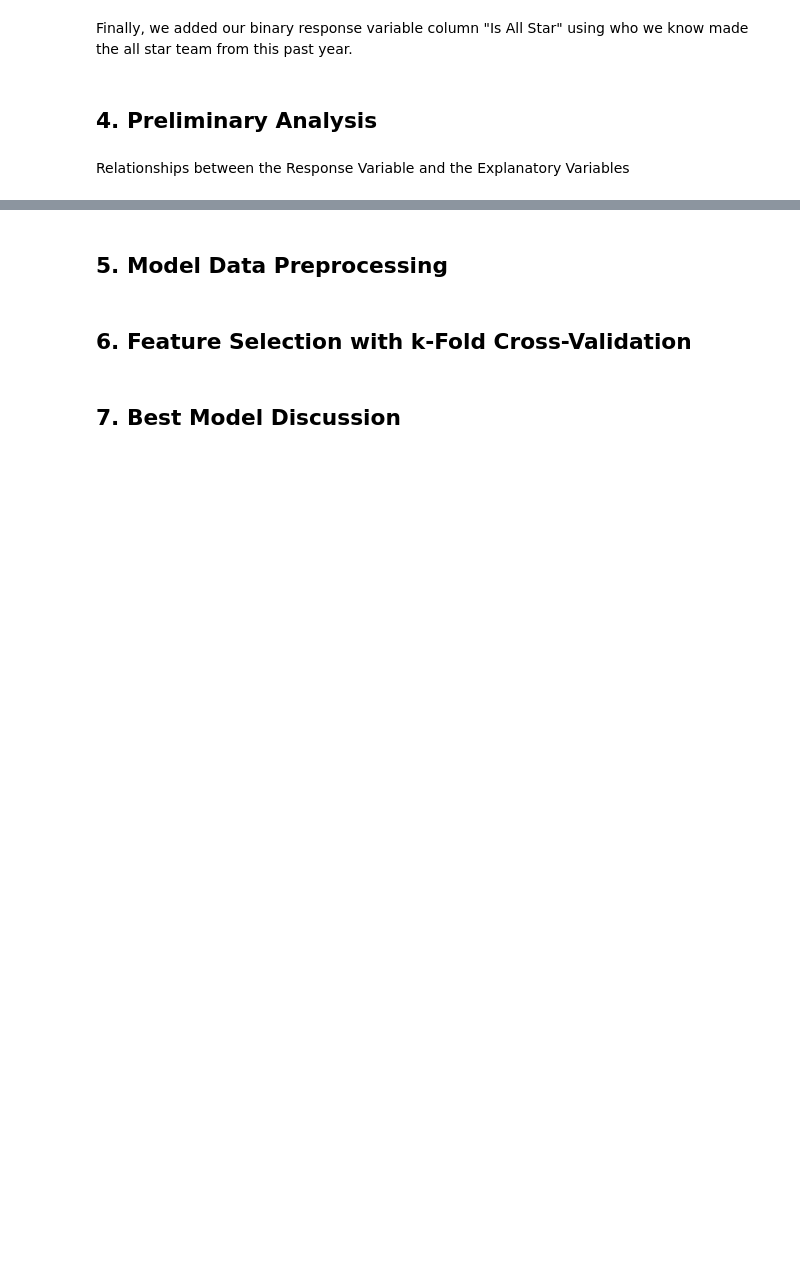
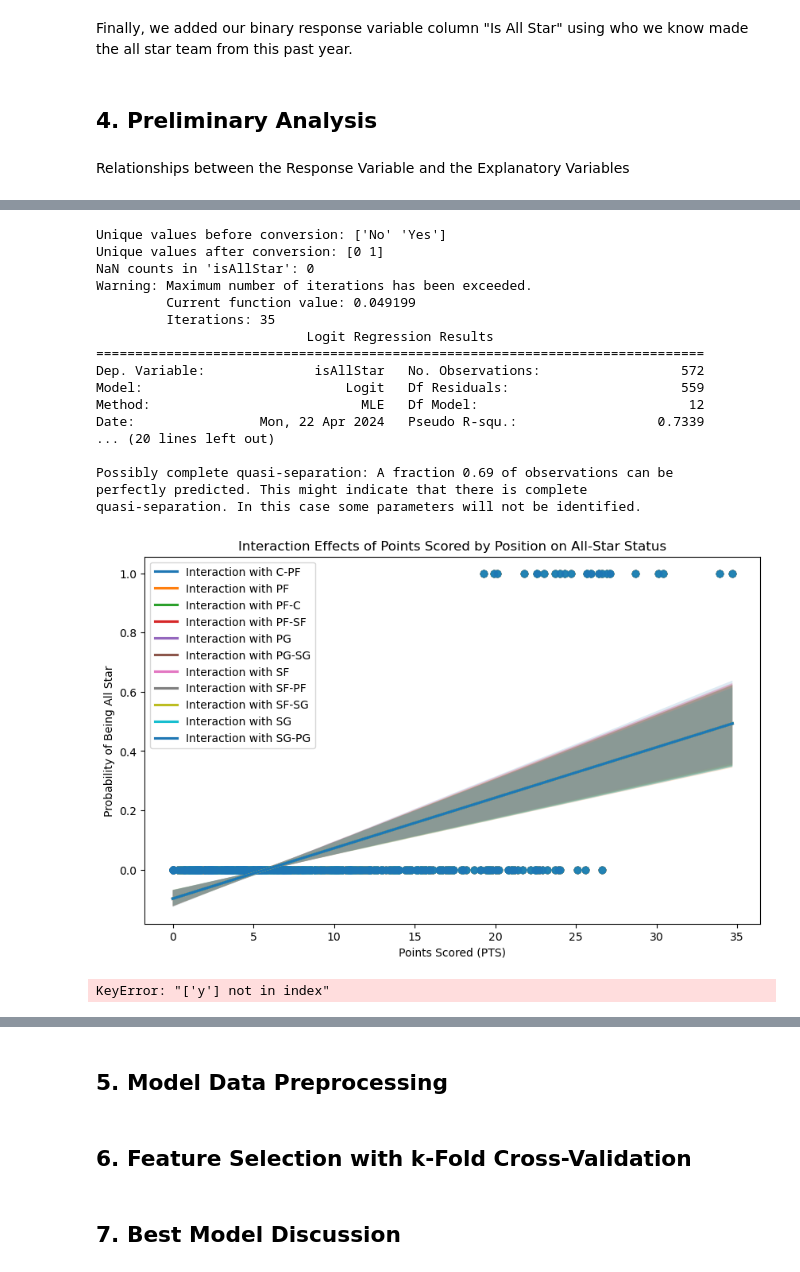
Before and after one commit to shray3420/stat207-final-project, a Jupyter notebook: Final_Project_ShrayAlbertJustin.ipynb, the cells around one changed output, grey strips where cells are left out. Cells and saved outputs as stored; diff of their text form; code cells hidden in the pictures; blank space fills up the shorter version.

Commit message:
still need to finish 4

```diff
--- a/Final_Project_ShrayAlbertJustin.ipynb
+++ b/Final_Project_ShrayAlbertJustin.ipynb
@@ -256,0 +340,61 @@ for var in exp_variables:
+# %%
+import pandas as pd
+import statsmodels.api as sm
+import seaborn as sns
+import matplotlib.pyplot as plt
+
+# Display unique values in 'isAllStar' before conversion
+print("Unique values before conversion:", final_df['isAllStar'].unique())
+
+# Convert 'isAllStar' to 0 and 1 if it's not already
+final_df['isAllStar'] = final_df['isAllStar'].map({'Yes': 1, 'No': 0})
+
+# Check if there are still any NaNs or unexpected values
+print("Unique values after conversion:", final_df['isAllStar'].unique())
+
+# Handle NaNs if any (example: fill with the most frequent value if 'isAllStar' is mostly binary)
+if final_df['isAllStar'].isna().any():
+    mode_value = final_df['isAllStar'].mode()[0]
+    final_df['isAllStar'].fillna(mode_value, inplace=True)
+
+# Confirm no NaN values
+print("NaN counts in 'isAllStar':", final_df['isAllStar'].isna().sum())
+
+# Prepare data for logistic regression
+X = final_df[['PTS'] + [f'PTS_{col}' for col in pos_dummies.columns]]
+X = sm.add_constant(X)  # Adding constant
+y = final_df['isAllStar']  # Should be correctly formatted now
+
+# Build the model
+model = sm.Logit(y, X)
+results = model.fit()
+print(results.summary())
+
+# Visualization of interaction effects
+plt.figure(figsize=(10, 6))
+for col in pos_dummies.columns:
+    sns.regplot(x='PTS', y='isAllStar', data=final_df, line_kws={'label': f'Interaction with {col}'})
+plt.legend()
+plt.title('Interaction Effects of Points Scored by Position on All-Star Status')
+plt.xlabel('Points Scored (PTS)')
+plt.ylabel('Probability of Being All Star')
+plt.show()
+# %% [output]
+Unique values before conversion: ['No' 'Yes']
+Unique values after conversion: [0 1]
+NaN counts in 'isAllStar': 0
+Warning: Maximum number of iterations has been exceeded.
+         Current function value: 0.049199
+         Iterations: 35
+                           Logit Regression Results
+==============================================================================
+Dep. Variable:              isAllStar   No. Observations:                  572
+Model:                          Logit   Df Residuals:                      559
+Method:                           MLE   Df Model:                           12
+Date:                Mon, 22 Apr 2024   Pseudo R-squ.:                  0.7339
+... (20 lines left out)
+
+Possibly complete quasi-separation: A fraction 0.69 of observations can be
+perfectly predicted. This might indicate that there is complete
+quasi-separation. In this case some parameters will not be identified.
+[figure, added]
@@ -256,0 +403,11 @@ for var in exp_variables:
+# %%
+import warnings
+from statsmodels.tools.sm_exceptions import PerfectSeparationWarning
+warnings.filterwarnings("ignore", category=PerfectSeparationWarning)
+
+sns.lmplot(x='PTS', y= 'y', hue='isAllStar', data=final_df, logistic=True, ci=False)
+plt.show()
+
+simple_log_model=smf.logit("y~isAllStar+PTS", data=)
+# %% [output]
+KeyError: "['y'] not in index"
```
Also changed, not shown: parts of 17 cells of this notebook.
